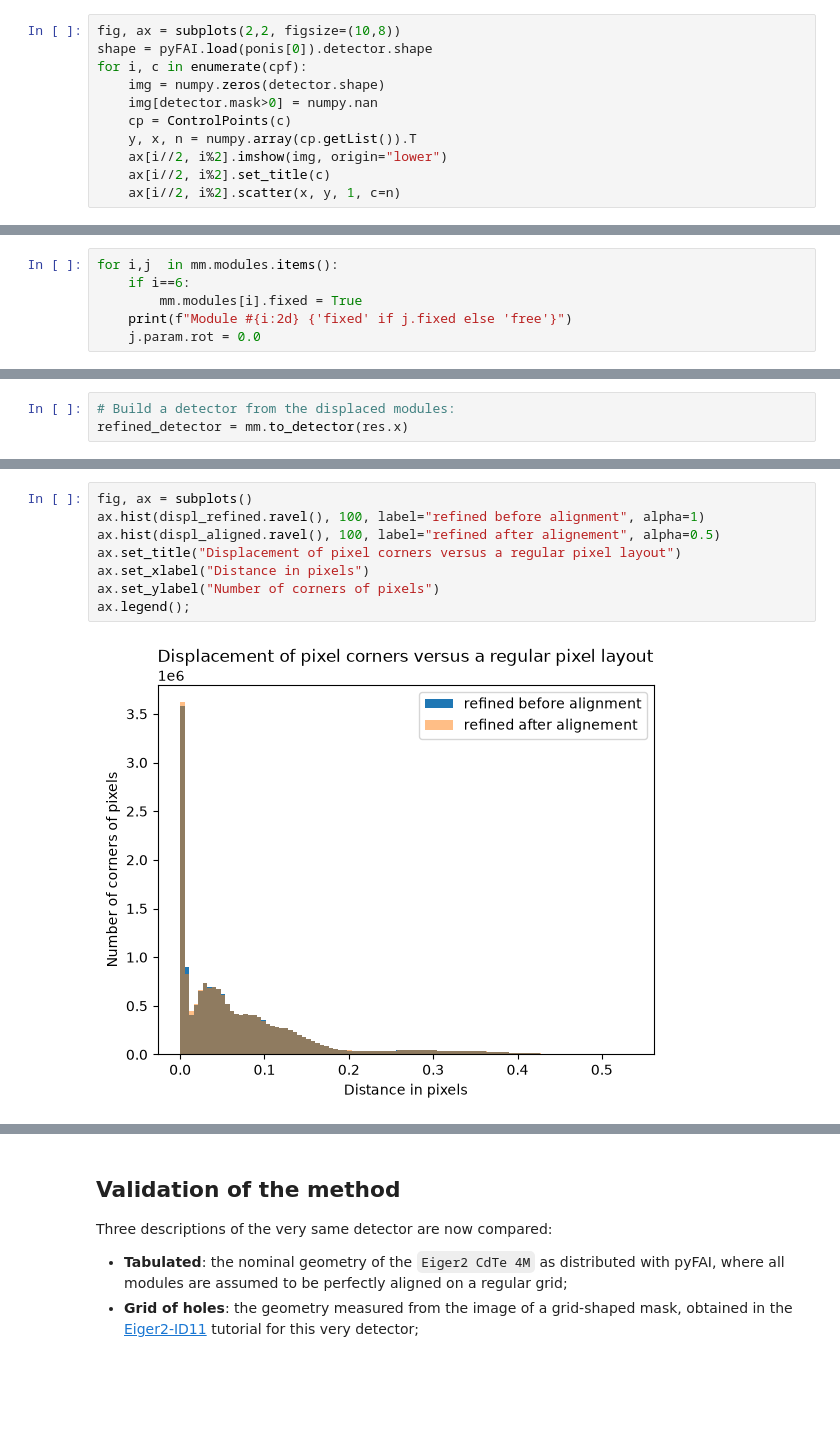
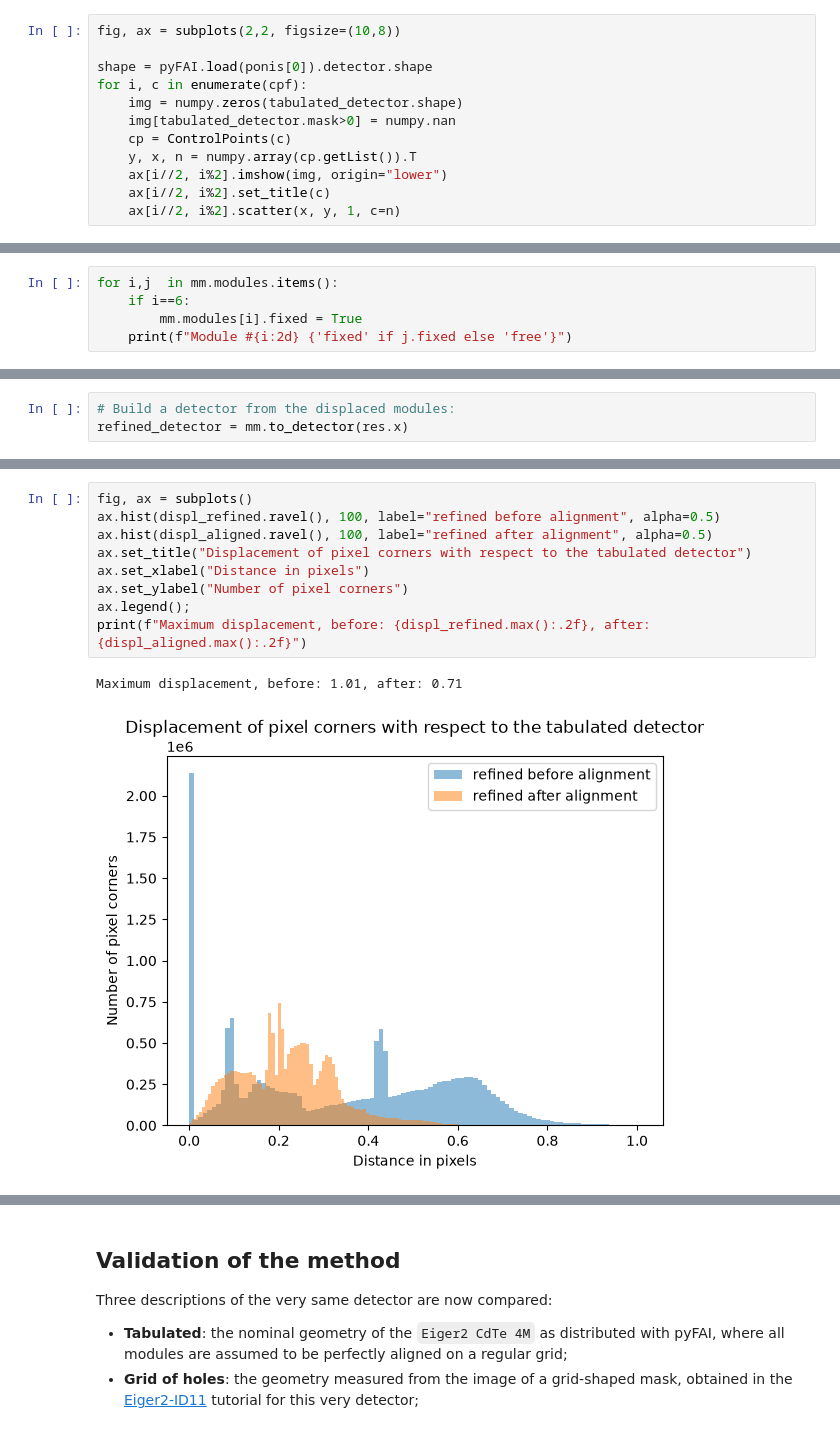
Before and after one commit to kif/pyFAI, a Jupyter notebook: doc/source/usage/tutorial/Detector/Ring_Calibration/Eiger2-ID11_powder.ipynb, the cells around one changed output, grey strips where cells are left out. Saved outputs shown, nothing was run; the diff lists cells and outputs as text; blank space fills up the shorter version.

```diff
--- a/doc/source/usage/tutorial/Detector/Ring_Calibration/Eiger2-ID11_powder.ipynb
+++ b/doc/source/usage/tutorial/Detector/Ring_Calibration/Eiger2-ID11_powder.ipynb
@@ -38,9 +62,10 @@ cpf.sort()
 # %%
 fig, ax = subplots(2,2, figsize=(10,8))
+
 shape = pyFAI.load(ponis[0]).detector.shape
 for i, c in enumerate(cpf):
-    img = numpy.zeros(detector.shape)
-    img[detector.mask>0] = numpy.nan
+    img = numpy.zeros(tabulated_detector.shape)
+    img[tabulated_detector.mask>0] = numpy.nan
     cp = ControlPoints(c)
     y, x, n = numpy.array(cp.getList()).T
     ax[i//2, i%2].imshow(img, origin="lower")
@@ -82,7 +114,6 @@ for i,j  in mm.modules.items():
     if i==6:
         mm.modules[i].fixed = True
     print(f"Module #{i:2d} {'fixed' if j.fixed else 'free'}")
-    j.param.rot = 0.0
 # %% [output]
 Module # 1 free
 Module # 2 free
@@ -402,10 +310,12 @@ displ_aligned = numpy.sqrt(((pixel_coord_cen - pixel_coord_tab)**2).sum(axis=-1)
 # %%
 fig, ax = subplots()
-ax.hist(displ_refined.ravel(), 100, label="refined before alignment", alpha=1)
-ax.hist(displ_aligned.ravel(), 100, label="refined after alignement", alpha=0.5)
-ax.set_title("Displacement of pixel corners versus a regular pixel layout")
+ax.hist(displ_refined.ravel(), 100, label="refined before alignment", alpha=0.5)
+ax.hist(displ_aligned.ravel(), 100, label="refined after alignment", alpha=0.5)
+ax.set_title("Displacement of pixel corners with respect to the tabulated detector")
 ax.set_xlabel("Distance in pixels")
-ax.set_ylabel("Number of corners of pixels")
+ax.set_ylabel("Number of pixel corners")
 ax.legend();
+print(f"Maximum displacement, before: {displ_refined.max():.2f}, after: {displ_aligned.max():.2f}")
 # %% [output]
+Maximum displacement, before: 1.01, after: 0.71
-[figure, old version]
+[figure, new version]
```
Also changed, not shown: parts of 32 cells of this notebook, 2 other files.
